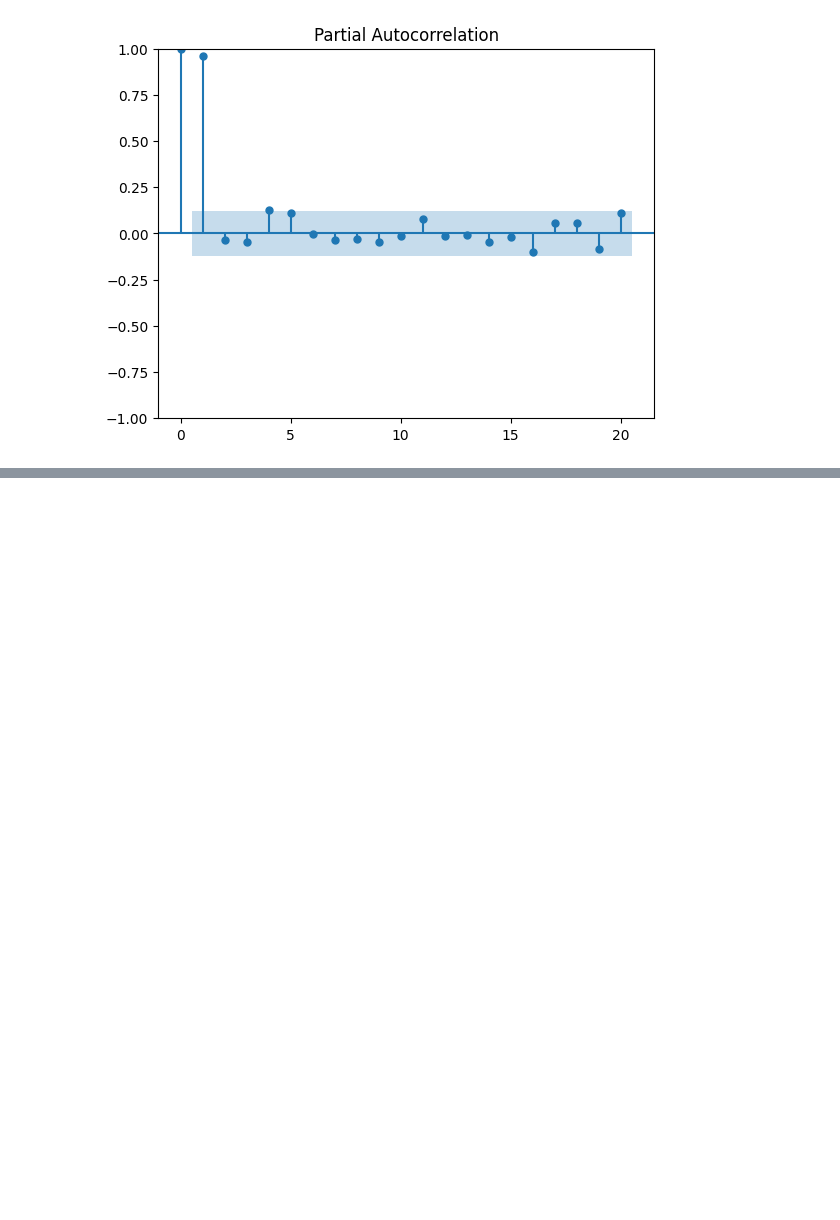
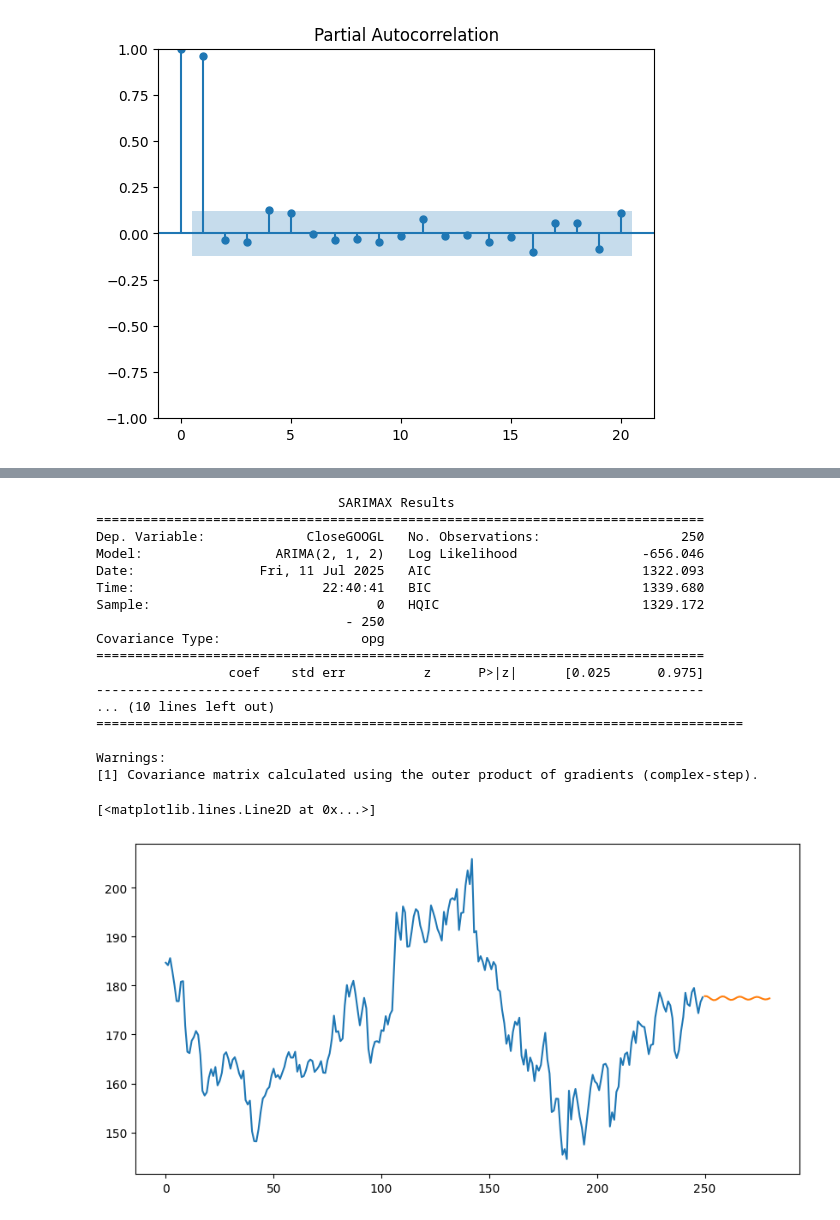
Before and after one commit to Saifullah785/deep-learning-projects, a Jupyter notebook: Project_03_forecasting_financial_market/Project_03_forecasting_Stock_Market.ipynb, the cells around one changed output, grey strips where cells are left out. Drawn from its saved outputs; the diff is of its cells as text; code cells hidden in the pictures; blank space fills up the shorter version.

Commit message:
created using vs code
While working on project 03 about forecasting the stock market

```diff
--- a/Project_03_forecasting_financial_market/Project_03_forecasting_Stock_Market.ipynb
+++ b/Project_03_forecasting_financial_market/Project_03_forecasting_Stock_Market.ipynb
@@ -342,0 +453,37 @@ print(model.summary())
+# %%
+from statsmodels.tsa.arima.model import ARIMA
+
+p, d, q = 2, 1, 2
+
+model = ARIMA(df['CloseGOOGL'], order=(p, d, q))
+model = model.fit()
+
+print(model.summary())
+
+forecast = model.predict(len(df['CloseGOOGL']), len(df['CloseGOOGL']) +30)
+# print(forecast)
+
+
+plt.figure(figsize=(10, 5))
+plt.plot(df['CloseGOOGL'], label='Actual')
+plt.plot(forecast, label='Forecast')
+# %% [output]
+                               SARIMAX Results
+==============================================================================
+Dep. Variable:             CloseGOOGL   No. Observations:                  250
+Model:                 ARIMA(2, 1, 2)   Log Likelihood                -656.046
+Date:                Fri, 11 Jul 2025   AIC                           1322.093
+Time:                        22:40:41   BIC                           1339.680
+Sample:                             0   HQIC                          1329.172
+                                - 250
+Covariance Type:                  opg
+==============================================================================
+                 coef    std err          z      P>|z|      [0.025      0.975]
+------------------------------------------------------------------------------
+... (10 lines left out)
+===================================================================================
+
+Warnings:
+[1] Covariance matrix calculated using the outer product of gradients (complex-step).
+[<matplotlib.lines.Line2D at 0x...>]
+[figure, added]
```
Also changed, not shown: parts of 13 cells of this notebook.
